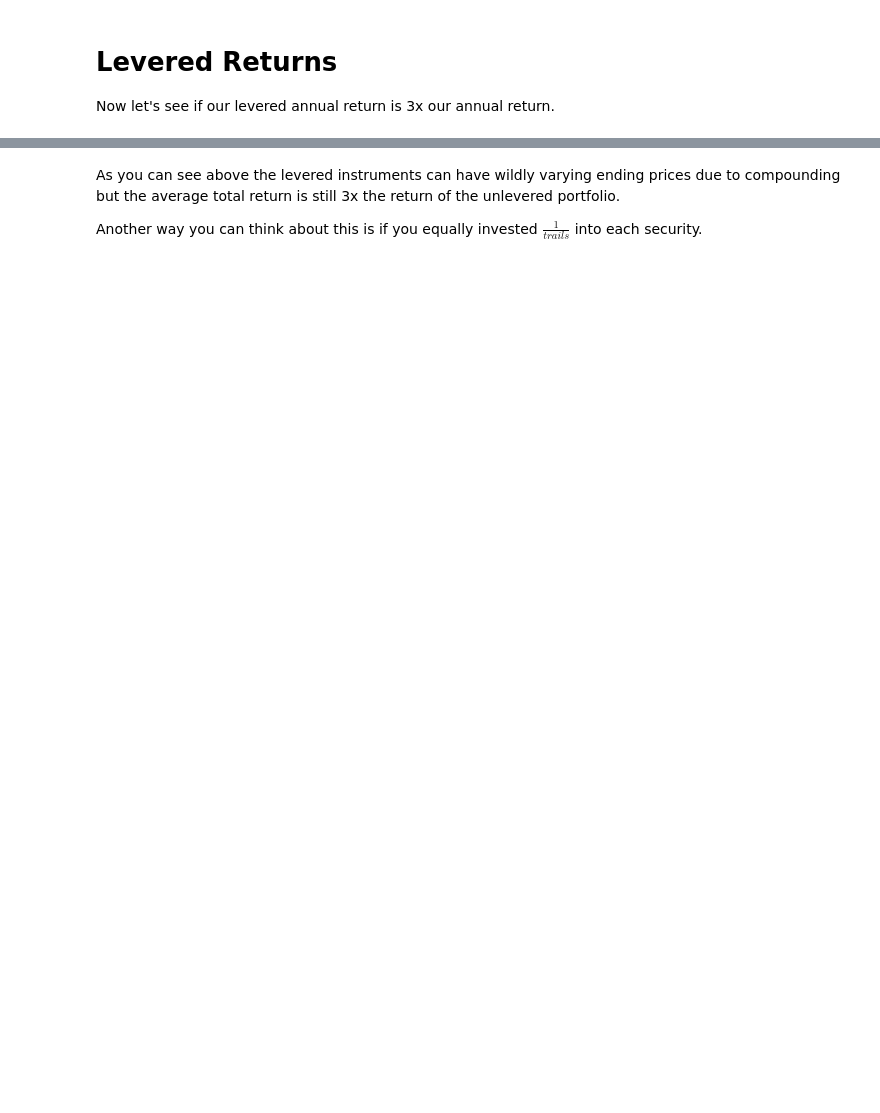
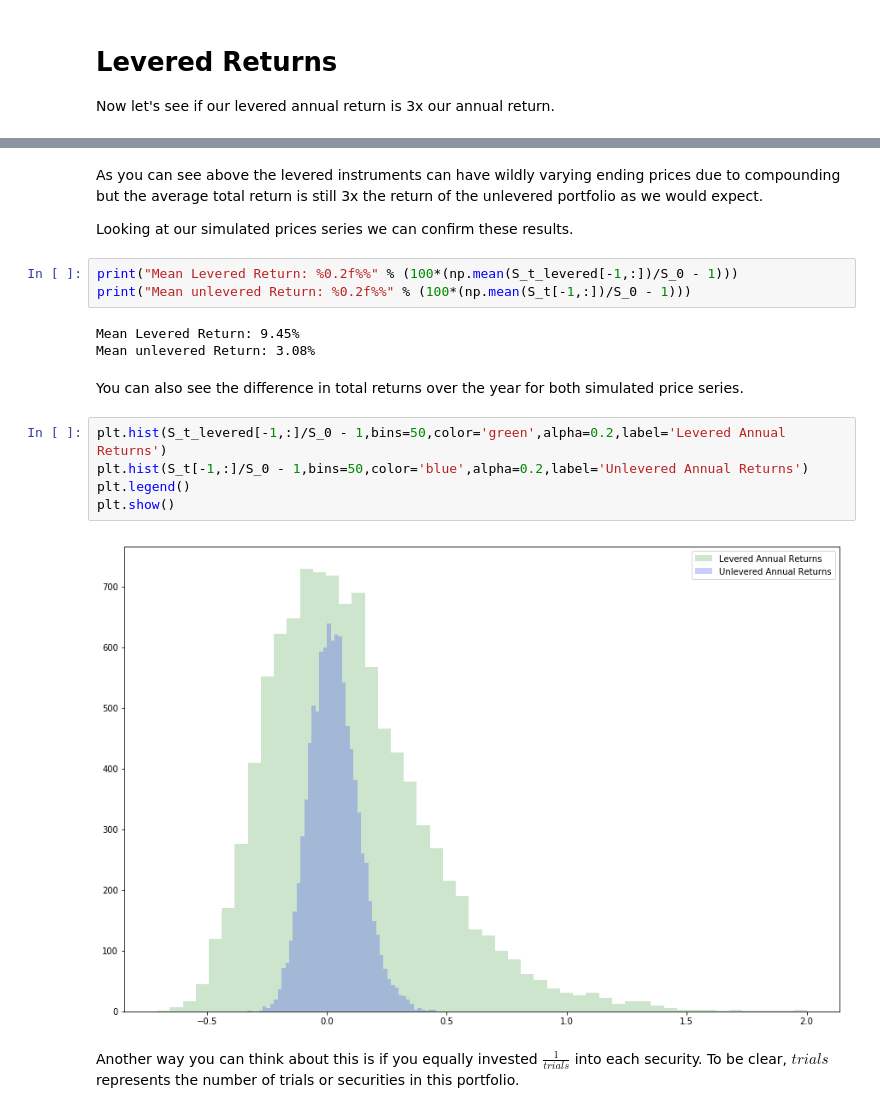
Before and after one commit to JordanPlatts/Research, a Jupyter notebook: Effects of Leverage.ipynb, the cells around one changed output, grey strips where cells are left out. Cells and saved outputs as stored; diff of their text form; blank space fills up the shorter version.

```diff
--- a/Effects of Leverage.ipynb
+++ b/Effects of Leverage.ipynb
@@ -369,7 +218,24 @@ for i in range(5):
 # %% [markdown]
-As you can see above the levered instruments can have wildly varying ending prices due to compounding but the average total return is still 3x the return of the unlevered portfolio.
+As you can see above the levered instruments can have wildly varying ending prices due to compounding but the average total return is still 3x the return of the unlevered portfolio as we would expect.
 
-Another way you can think about this is if you equally invested $\frac{1}{trails}$ into each security.
+Looking at our simulated prices series we can confirm these results.
+# %%
+print("Mean Levered Return: %0.2f%%" % (100*(np.mean(S_t_levered[-1,:])/S_0 - 1)))
+print("Mean unlevered Return: %0.2f%%" % (100*(np.mean(S_t[-1,:])/S_0 - 1)))
+# %% [output]
+Mean Levered Return: 9.45%
+Mean unlevered Return: 3.08%
+# %% [markdown]
+You can also see the difference in total returns over the year for both simulated price series.
+# %%
+plt.hist(S_t_levered[-1,:]/S_0 - 1,bins=50,color='green',alpha=0.2,label='Levered Annual Returns')
+plt.hist(S_t[-1,:]/S_0 - 1,bins=50,color='blue',alpha=0.2,label='Unlevered Annual Returns')
+plt.legend()
+plt.show()
+# %% [output]
+[figure, added]
+# %% [markdown]
+Another way you can think about this is if you equally invested $\frac{1}{trials}$ into each security. To be clear, $trials$ represents the number of trials or securities in this portfolio.
 # %%
 avg_levered_s = S_t_levered@np.ones((trials,1))/trials
 avg_unlevered_s = S_t@np.ones((trials,1))/trials
```
Also changed, not shown: parts of 112 cells of this notebook.
